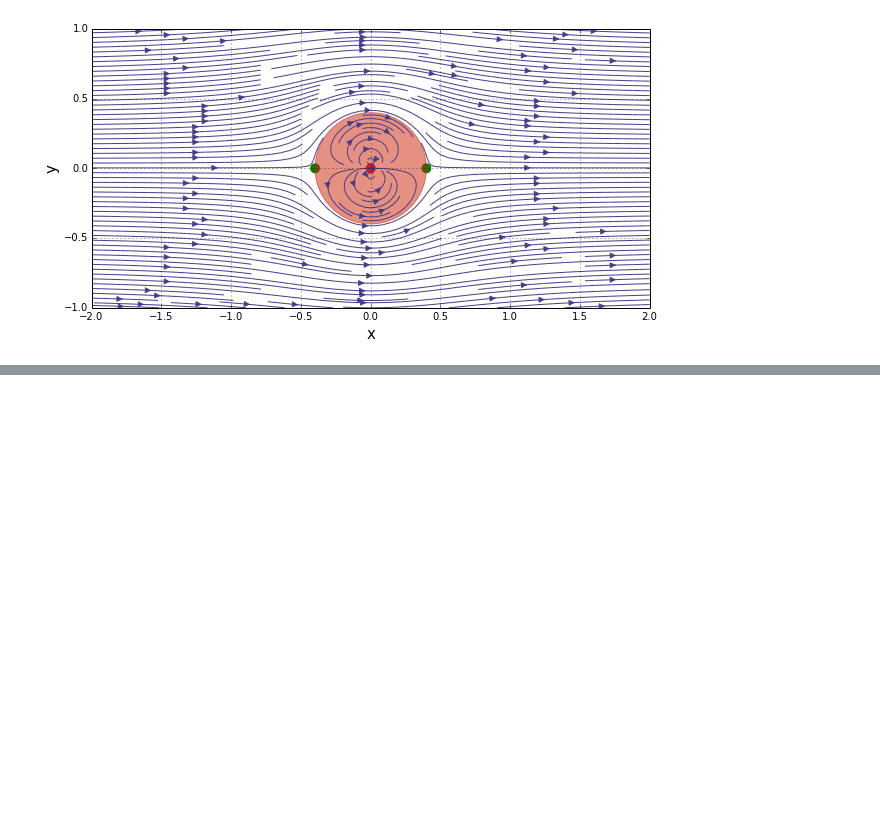
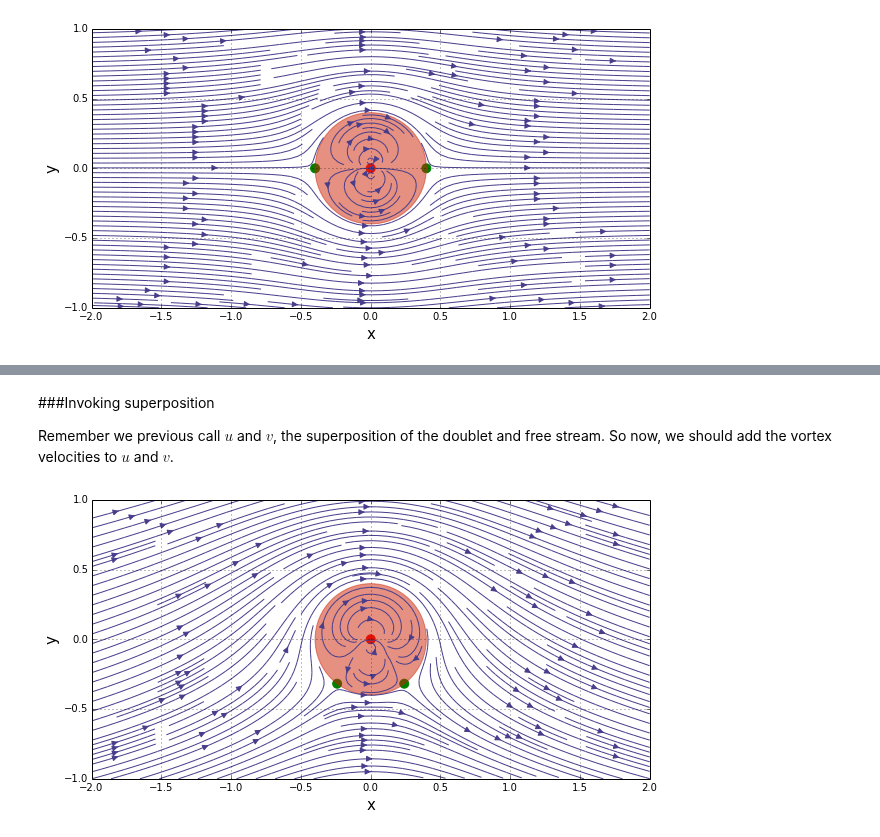
Before and after one commit to engamohd/AeroPython, a Jupyter notebook: my_codes/lesson06_mc.ipynb, the cells around one changed output, grey strips where cells are left out. Cells and saved outputs as stored; diff of their text form; code cells hidden in the pictures; blank space fills up the shorter version.

```diff
--- a/my_codes/lesson06_mc.ipynb
+++ b/my_codes/lesson06_mc.ipynb
@@ -122,0 +132,3 @@ pyplot.streamplot(X, Y, u, v, density=2, linewidth=1, arrowsize=1.2,\
+# %%
+Gamma = 4.0                      # strength of the vortex
+x_vortex, y_vortex = 0.0, 0.0    # location of the vortex
@@ -122,0 +166,48 @@ pyplot.streamplot(X, Y, u, v, density=2, linewidth=1, arrowsize=1.2,\
+# %%
+# computes the velocity field on the mesh grid
+u_vortex, v_vortex = get_velocity_vortex(Gamma, x_vortex, y_vortex, X, Y)
+
+# computes the stream-function on the mesh grid
+psi_vortex = get_stream_function_vortex(Gamma, x_vortex, y_vortex, X, Y)
+# %% [markdown]
+###Invoking superposition
+
+Remember we previous call $u$ and $v$, the superposition of the doublet and free stream. So now, we should add the vortex velocities to $u$ and $v$.
+# %%
+# superposition of the doublet and the vortex on the freestream flow
+
+u_tot = u + u_vortex
+v_tot = v + v_vortex
+psi_tot = psi + psi_vortex
+# %%
+#Plotting
+
+pyplot.figure(figsize=(10,5))      #set plot size
+pyplot.grid(True)                  #plot the grid
+
+pyplot.xlim(x_start, x_end)        #set x-lim
+pyplot.ylim(y_start, y_end)        #set y-lim
+pyplot.xlabel('x', fontsize=15)    #set x-label
+pyplot.ylabel('y', fontsize=15)    #set y-label
+
+# calculates the cylinder radius and adds it to the figure
+R = numpy.sqrt(kappa/(2*numpy.pi*U_inf)) #Notes in challange questions, lesson03
+#Args: location (x,y), radius, color, transparency
+circle=pyplot.Circle((0, 0), radius=R, color='#CD2305', alpha=0.5)
+#gca() return the current axis, and add_patch(circle) says add the patch described in circle
+pyplot.gca().add_patch(circle)
+
+# calculates the stagnation points
+x_stagn1, y_stagn1 = +numpy.sqrt(R**2-(Gamma/(4*numpy.pi*U_inf))**2), -Gamma/(4*numpy.pi*U_inf)
+x_stagn2, y_stagn2 = -numpy.sqrt(R**2-(Gamma/(4*numpy.pi*U_inf))**2), -Gamma/(4*numpy.pi*U_inf)
+
+pyplot.scatter([x_stagn1, x_stagn2], [y_stagn1, y_stagn2], color='g', s=80, marker='o');
+
+#Location of the vortex
+pyplot.scatter(x_vortex, y_vortex, color='r', s=80, marker='o')
+
+#streamlines
+pyplot.streamplot(X, Y, u_tot, v_tot, density=2, linewidth=1, arrowsize=1.2,\
+                  arrowstyle='-|>',color='#483D8B');
+# %% [output]
+[figure, added]
```
Also changed, not shown: parts of 4 cells of this notebook.
